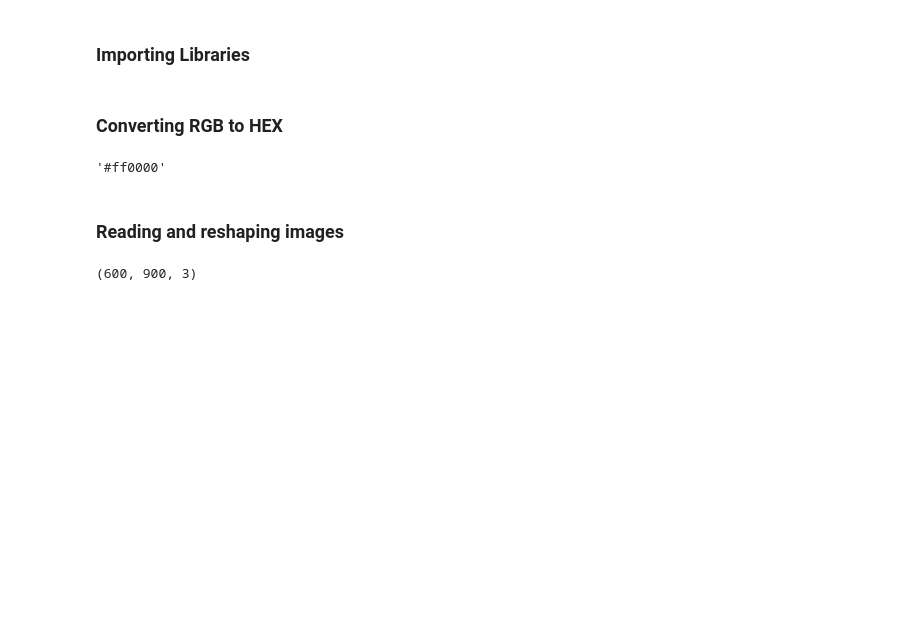
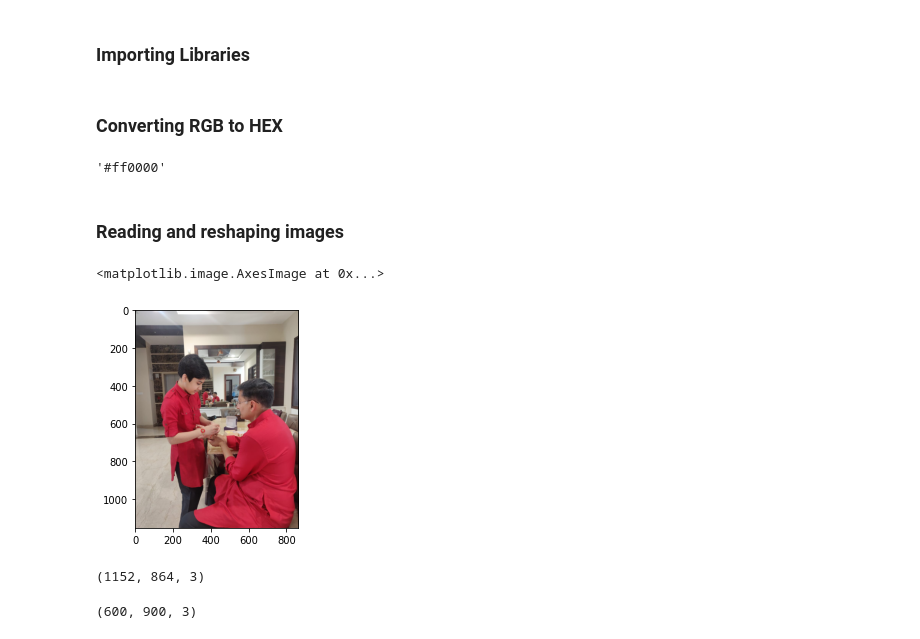
Before and after one commit to ayushabrol13/Color-Detector-and-Differentiator, a Jupyter notebook: color_detect.ipynb, the cells around one changed output. Drawn from its saved outputs; the diff is of its cells as text; code cells hidden in the pictures; blank space fills up the shorter version.

```diff
--- a/color_detect.ipynb
+++ b/color_detect.ipynb
@@ -30,6 +30,15 @@ img_1 = "img/bore.jpeg"
 img_2 = "img/aesthetic.png"
 raw_img = cv2.imread(img_1)
 raw_img = cv2.cvtColor(raw_img, cv2.COLOR_BGR2RGB)
+# %%
+plt.imshow(raw_img)
+# %% [output]
+<matplotlib.image.AxesImage at 0x...>
+[figure, added]
+# %%
+raw_img.shape
+# %% [output]
+(1152, 864, 3)
 # %%
 img = cv2.resize(raw_img, (900, 600), interpolation=cv2.INTER_AREA)
 img.shape
```
Also changed, not shown: parts of 22 cells of this notebook.
